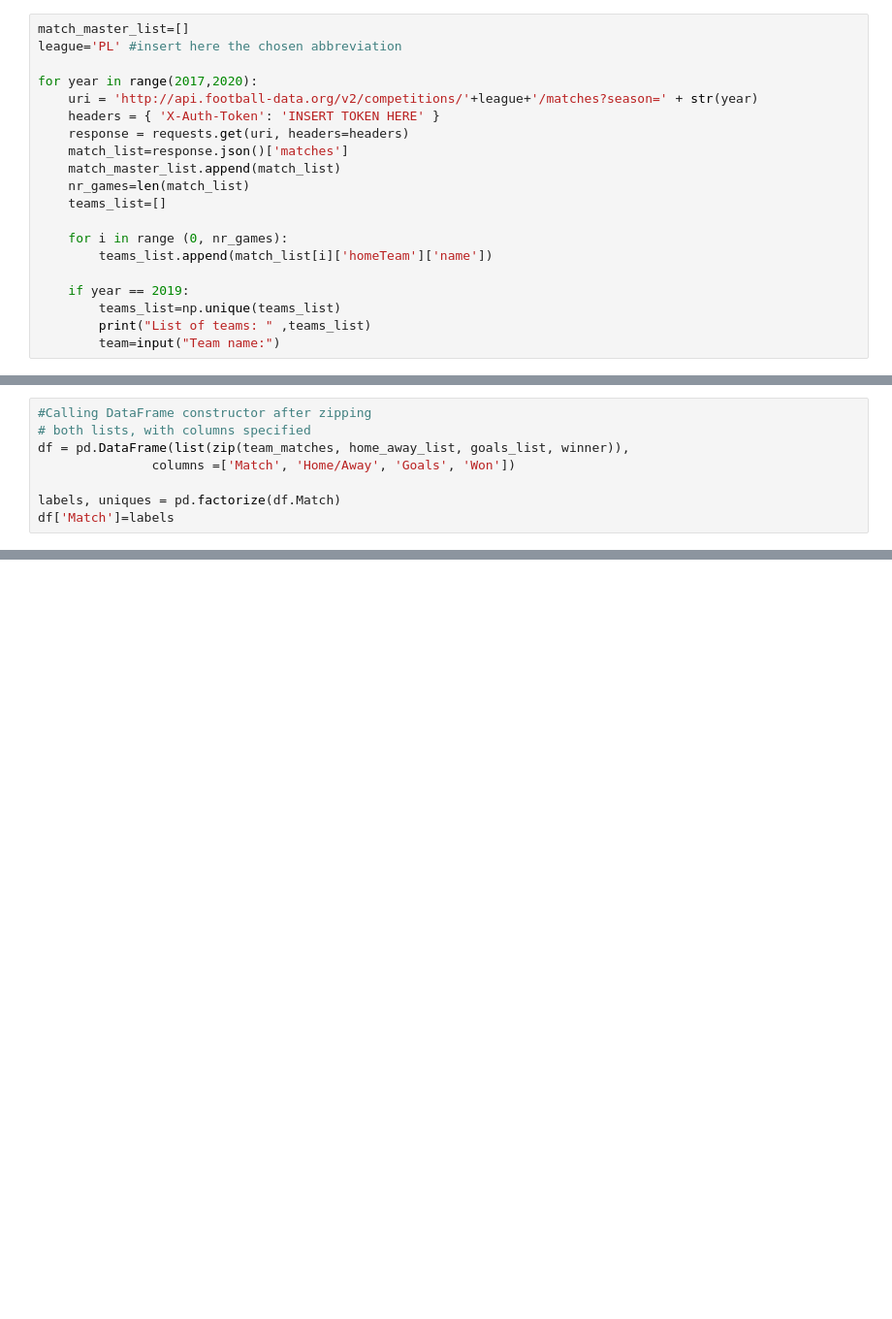
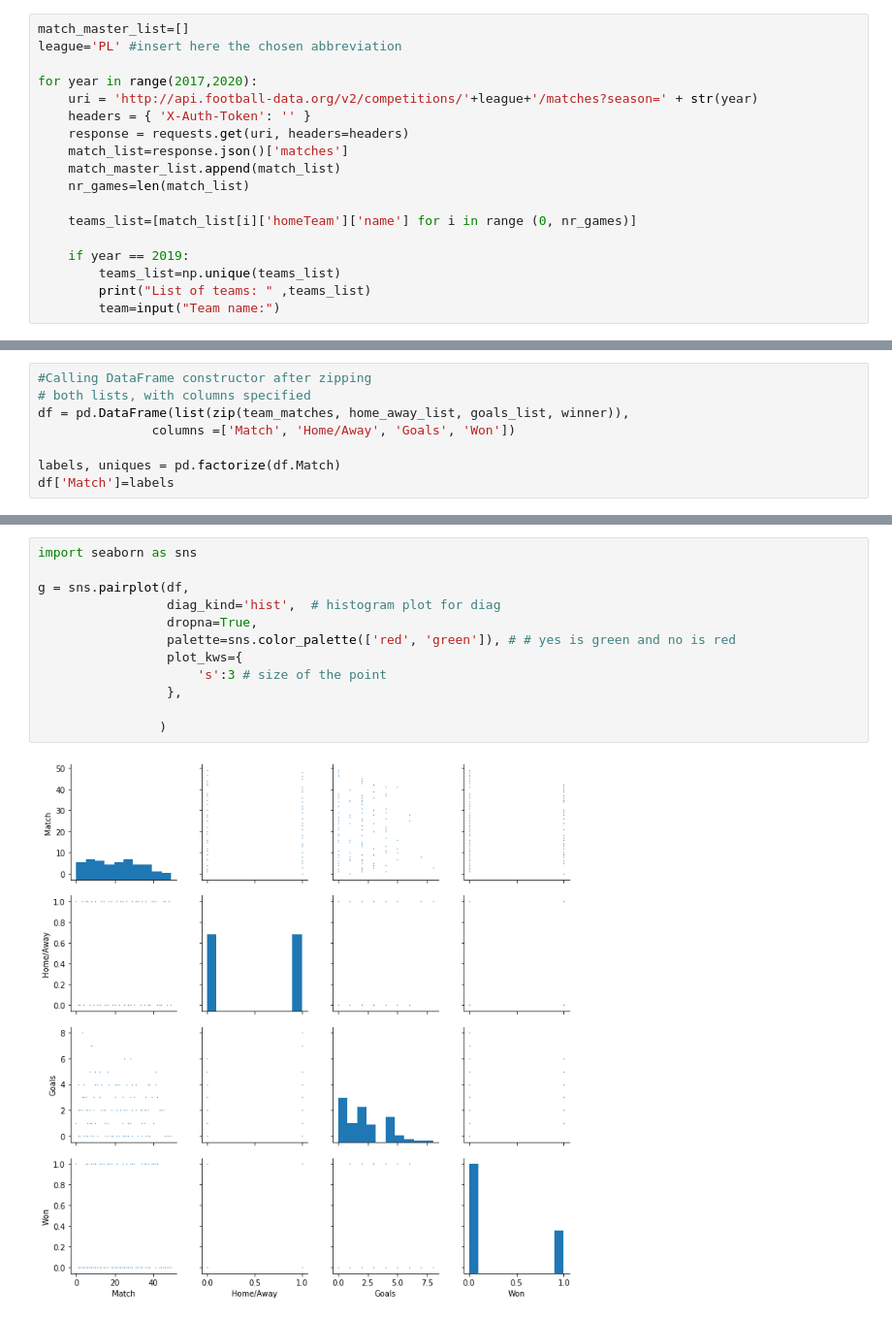
Before and after one commit to joaonobre/Football-Stats, a Jupyter notebook: Football Stats.ipynb, the cells around one changed output, grey strips where cells are left out. Shown at 97% size. Drawn from its saved outputs; the diff is of its cells as text; blank space fills up the shorter version.

```diff
--- a/Football Stats.ipynb
+++ b/Football Stats.ipynb
@@ -22,15 +21,13 @@ league='PL' #insert here the chosen abbreviation
 
 for year in range(2017,2020):
     uri = 'http://api.football-data.org/v2/competitions/'+league+'/matches?season=' + str(year)
-    headers = { 'X-Auth-Token': 'INSERT TOKEN HERE' }
+    headers = { 'X-Auth-Token': '' }
     response = requests.get(uri, headers=headers)
     match_list=response.json()['matches']
     match_master_list.append(match_list)
     nr_games=len(match_list)
-    teams_list=[]
 
-    for i in range (0, nr_games):
-        teams_list.append(match_list[i]['homeTeam']['name'])
+    teams_list=[match_list[i]['homeTeam']['name'] for i in range (0, nr_games)]
 
     if year == 2019:
         teams_list=np.unique(teams_list)
@@ -174,0 +171,14 @@ The next match has a probability of:  63.249671459198 % to have more than 2.5 go
+# %%
+import seaborn as sns
+
+g = sns.pairplot(df,
+                 diag_kind='hist',  # histogram plot for diag
+                 dropna=True,
+                 palette=sns.color_palette(['red', 'green']), # # yes is green and no is red
+                 plot_kws={
+                     's':3 # size of the point
+                 },
+
+                )
+# %% [output]
+[figure, added]
```
Also changed, not shown: parts of 7 cells of this notebook.
